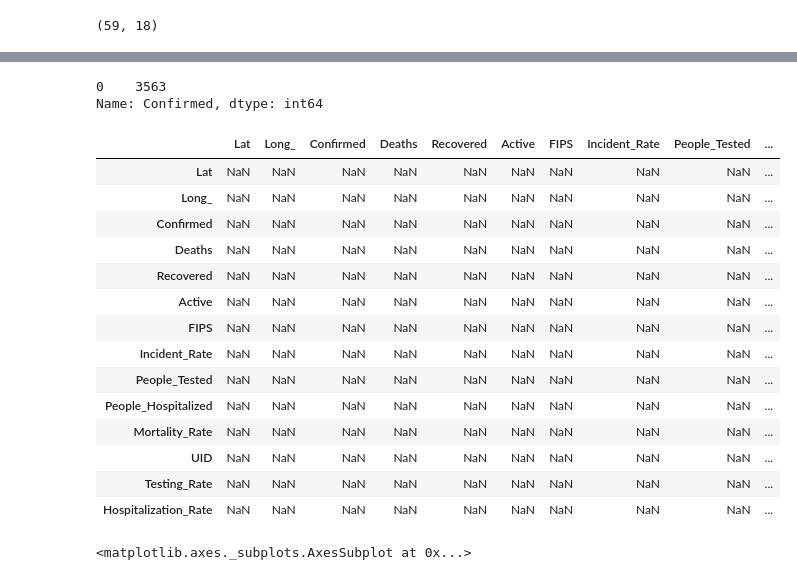
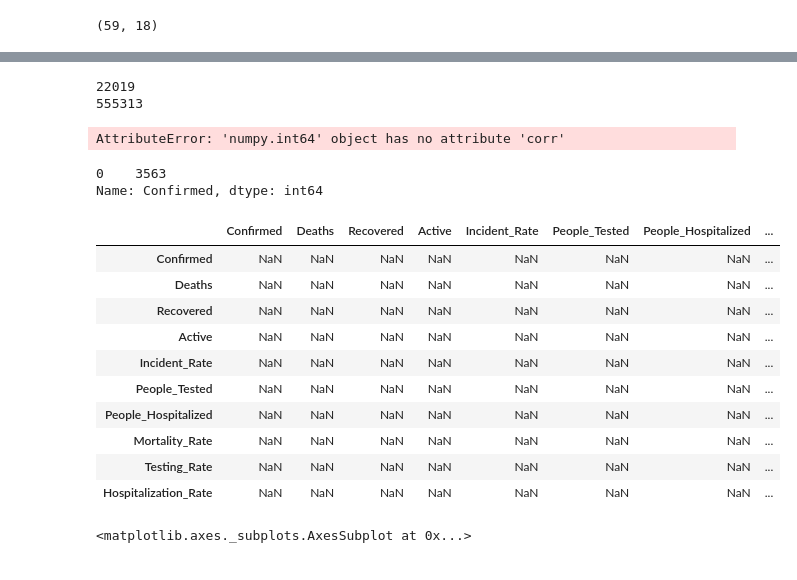
Before and after one commit to adgray09/QL, a Jupyter notebook: covariance/covariance matrix.ipynb, the cells around one changed output, grey strips where cells are left out. Drawn from its saved outputs; the diff is of its cells as text; code cells hidden in the pictures.

```diff
--- a/covariance/covariance matrix.ipynb
+++ b/covariance/covariance matrix.ipynb
@@ -35,6 +35,3 @@ def covariance(a,b):
 # print(covariance(df['A'], df['B']))
 # dataset = np.array([[7,9,1,5], [13, 6, 8,1]])
 # print(np.cov(dataset))
-# %%
-alabama_subset = df[df['Province_State'] == 'Alabama']
-alabama_subset.head()
@@ -44,3 +38,21 @@ alabama_subset.head()
+# %%
+# alabama_subset = df[df['Province_State'] == 'Alabama']
+# deaths = [alabama_subset["Deaths"]]
+# confirmed = [alabama_subset["Confirmed"]]
+
+# # alabama_subset.corr(['Deaths']["Confirmed"])
+# # answer = deaths.corr(conf
+
+total_deaths = df['Deaths'].sum()
+print(total_deaths)
+total_confirmed = df["Confirmed"].sum()
+print(total_confirmed)
+total_recovered = df["Recovered"].sum()
+total_hospital = df["Hospitalization_Rate"].sum()
+# %% [output]
+22019
+555313
+AttributeError: 'numpy.int64' object has no attribute 'corr'
 # %%
 alabama_confirmed = (alabama_subset["Confirmed"])
 print(alabama_confirmed)
@@ -55,23 +67,19 @@ print(alabama_confirmed)
 0    3563
 Name: Confirmed, dtype: int64
 # %%
-alabama_subset.cov()
+alabama_subset.corr()
 # %% [output]
-|  | Lat | Long_ | Confirmed | Deaths | Recovered | Active | FIPS | Incident_Rate | People_Tested | ... |
-| Lat | NaN | NaN | NaN | NaN | NaN | NaN | NaN | NaN | NaN | ... |
-| Long_ | NaN | NaN | NaN | NaN | NaN | NaN | NaN | NaN | NaN | ... |
-| Confirmed | NaN | NaN | NaN | NaN | NaN | NaN | NaN | NaN | NaN | ... |
-| Deaths | NaN | NaN | NaN | NaN | NaN | NaN | NaN | NaN | NaN | ... |
-| Recovered | NaN | NaN | NaN | NaN | NaN | NaN | NaN | NaN | NaN | ... |
-| Active | NaN | NaN | NaN | NaN | NaN | NaN | NaN | NaN | NaN | ... |
-| FIPS | NaN | NaN | NaN | NaN | NaN | NaN | NaN | NaN | NaN | ... |
-| Incident_Rate | NaN | NaN | NaN | NaN | NaN | NaN | NaN | NaN | NaN | ... |
-| People_Tested | NaN | NaN | NaN | NaN | NaN | NaN | NaN | NaN | NaN | ... |
-| People_Hospitalized | NaN | NaN | NaN | NaN | NaN | NaN | NaN | NaN | NaN | ... |
-| Mortality_Rate | NaN | NaN | NaN | NaN | NaN | NaN | NaN | NaN | NaN | ... |
-| UID | NaN | NaN | NaN | NaN | NaN | NaN | NaN | NaN | NaN | ... |
-| Testing_Rate | NaN | NaN | NaN | NaN | NaN | NaN | NaN | NaN | NaN | ... |
-| Hospitalization_Rate | NaN | NaN | NaN | NaN | NaN | NaN | NaN | NaN | NaN | ... |
+|  | Confirmed | Deaths | Recovered | Active | Incident_Rate | People_Tested | People_Hospitalized | ... |
+| Confirmed | NaN | NaN | NaN | NaN | NaN | NaN | NaN | ... |
+| Deaths | NaN | NaN | NaN | NaN | NaN | NaN | NaN | ... |
+| Recovered | NaN | NaN | NaN | NaN | NaN | NaN | NaN | ... |
+| Active | NaN | NaN | NaN | NaN | NaN | NaN | NaN | ... |
+| Incident_Rate | NaN | NaN | NaN | NaN | NaN | NaN | NaN | ... |
+| People_Tested | NaN | NaN | NaN | NaN | NaN | NaN | NaN | ... |
+| People_Hospitalized | NaN | NaN | NaN | NaN | NaN | NaN | NaN | ... |
+| Mortality_Rate | NaN | NaN | NaN | NaN | NaN | NaN | NaN | ... |
+| Testing_Rate | NaN | NaN | NaN | NaN | NaN | NaN | NaN | ... |
+| Hospitalization_Rate | NaN | NaN | NaN | NaN | NaN | NaN | NaN | ... |
 # %%
 df = df.drop(["Lat", "Long_", "UID", "FIPS"], axis=1)
 # %%
```
Also changed, not shown: parts of 4 cells of this notebook, 1 other file.
